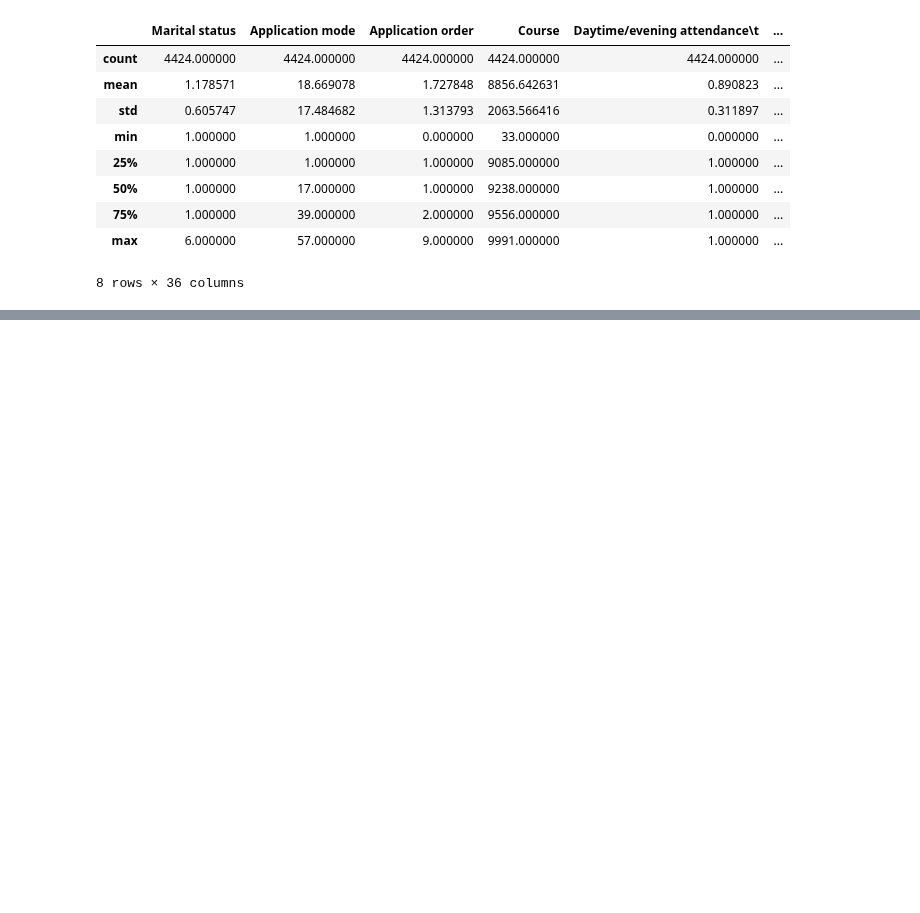
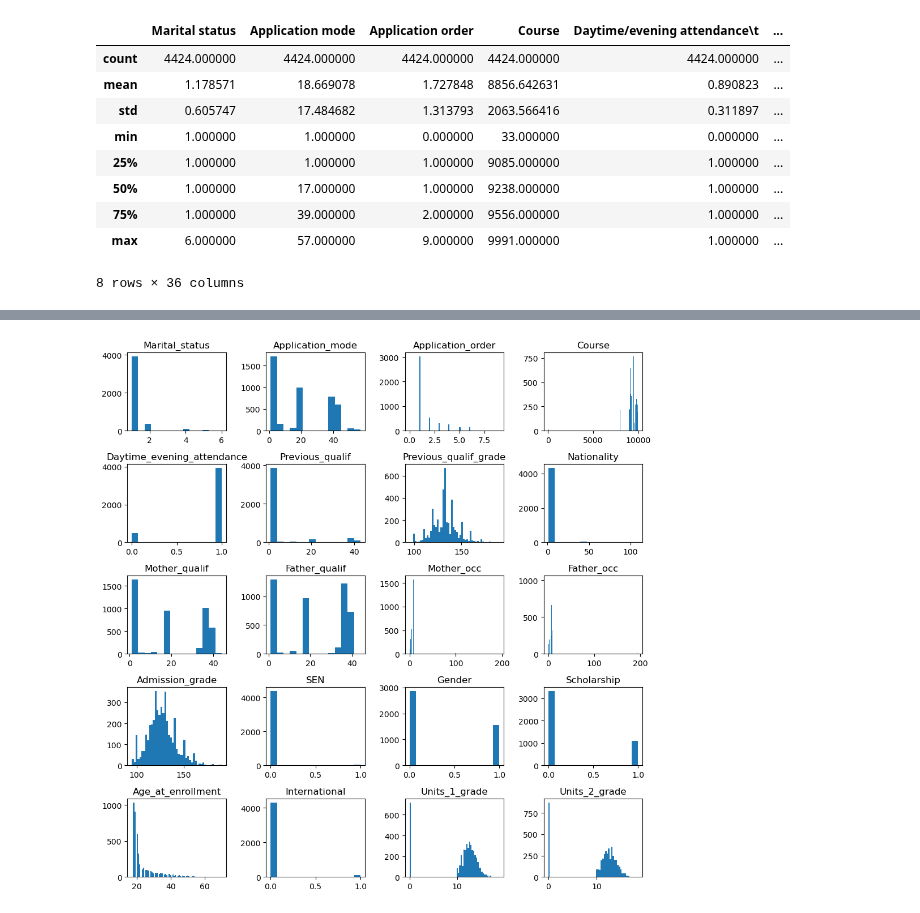
Before and after one commit to MSC-DS-Y1/Applied-Machine-Learning-Project, a Jupyter notebook: src/dataset/data_cleaning.ipynb, the cells around one changed output, grey strips where cells are left out. Saved outputs shown, nothing was run; the diff lists cells and outputs as text; code cells hidden in the pictures; blank space fills up the shorter version.

```diff
--- a/src/dataset/data_cleaning.ipynb
+++ b/src/dataset/data_cleaning.ipynb
@@ -30,0 +58,55 @@ data.describe()
+# %%
+#checking for distributions visually
+
+fig, ax = plt.subplots(5, 4,figsize=(10, 10))
+
+ax[0,0].hist(data_vars_good['Marital_status'], bins = "auto")
+ax[0,1].hist(data_vars_good['Application_mode'], bins = "auto")
+ax[0,2].hist(data_vars_good['Application_order'], bins = "auto")
+ax[0,3].hist(data_vars_good['Course'], bins = "auto")
+ax[1,0].hist(data_vars_good['Daytime_evening_attendance'], bins = "auto")
+ax[1,1].hist(data_vars_good['Previous_qualif'], bins = "auto")
+ax[1,2].hist(data_vars_good['Previous_qualif_grade'], bins = "auto")
+ax[1,3].hist(data_vars_good['Nationality'], bins = "auto")
+ax[2,0].hist(data_vars_good['Mother_qualif'], bins = "auto")
+ax[2,1].hist(data_vars_good['Father_qualif'], bins = "auto")
+ax[2,2].hist(data_vars_good['Mother_occ'], bins = "auto")
+ax[2,3].hist(data_vars_good['Father_occ'], bins = "auto")
+ax[3,0].hist(data_vars_good['Admission_grade'], bins = "auto")
+ax[3,1].hist(data_vars_good['SEN'], bins = "auto")
+ax[3,2].hist(data_vars_good['Gender'], bins = "auto")
+ax[3,3].hist(data_vars_good['Scholarship'], bins = "auto")
+ax[4,0].hist(data_vars_good['Age_at_enrollment'], bins = "auto")
+ax[4,1].hist(data_vars_good['International'], bins = "auto")
+ax[4,2].hist(data_vars_good['Units_1_grade'], bins = "auto")
+ax[4,3].hist(data_vars_good['Units_2_grade'], bins = "auto")
+
+
+ax[0,0].set_title('Marital_status')
+ax[0,1].set_title('Application_mode')
+ax[0,2].set_title('Application_order')
+ax[0,3].set_title('Course')
+ax[1,0].set_title('Daytime_evening_attendance')
+ax[1,1].set_title('Previous_qualif')
+ax[1,2].set_title('Previous_qualif_grade')
+ax[1,3].set_title('Nationality')
+ax[2,0].set_title('Mother_qualif')
+ax[2,1].set_title('Father_qualif')
+ax[2,2].set_title('Mother_occ')
+ax[2,3].set_title('Father_occ')
+ax[3,0].set_title('Admission_grade')
+ax[3,1].set_title('SEN')
+ax[3,2].set_title('Gender')
+ax[3,3].set_title('Scholarship')
+ax[4,0].set_title('Age_at_enrollment')
+ax[4,1].set_title('International')
+ax[4,2].set_title('Units_1_grade')
+ax[4,3].set_title('Units_2_grade')
+
+
+fig.tight_layout()
+
+# Display the plot
+plt.show()
+# %% [output]
+[figure, added]
```
Also changed, not shown: parts of 7 cells of this notebook.
